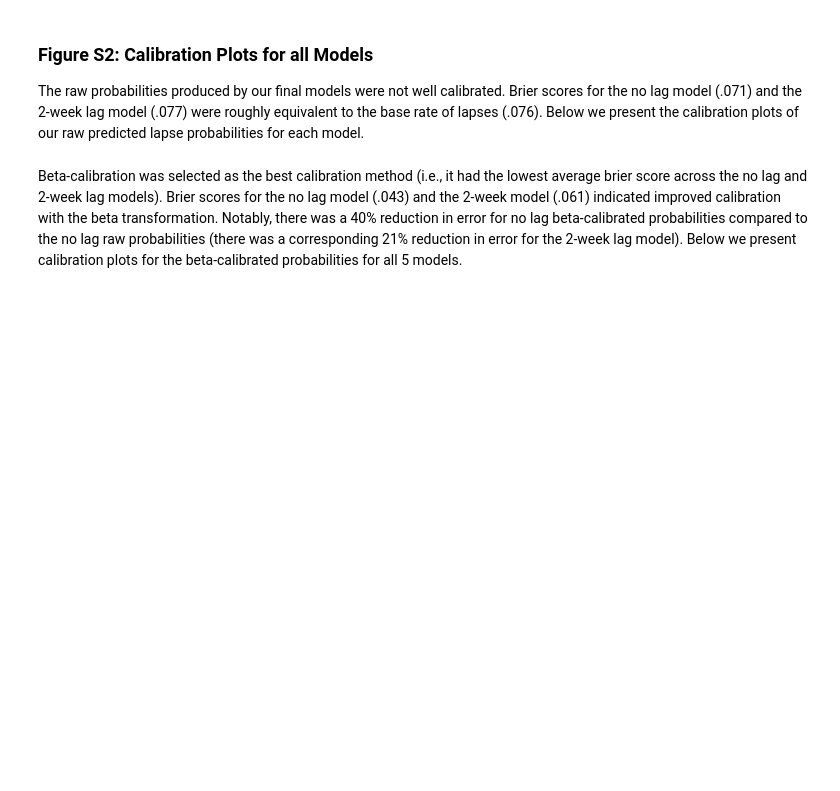
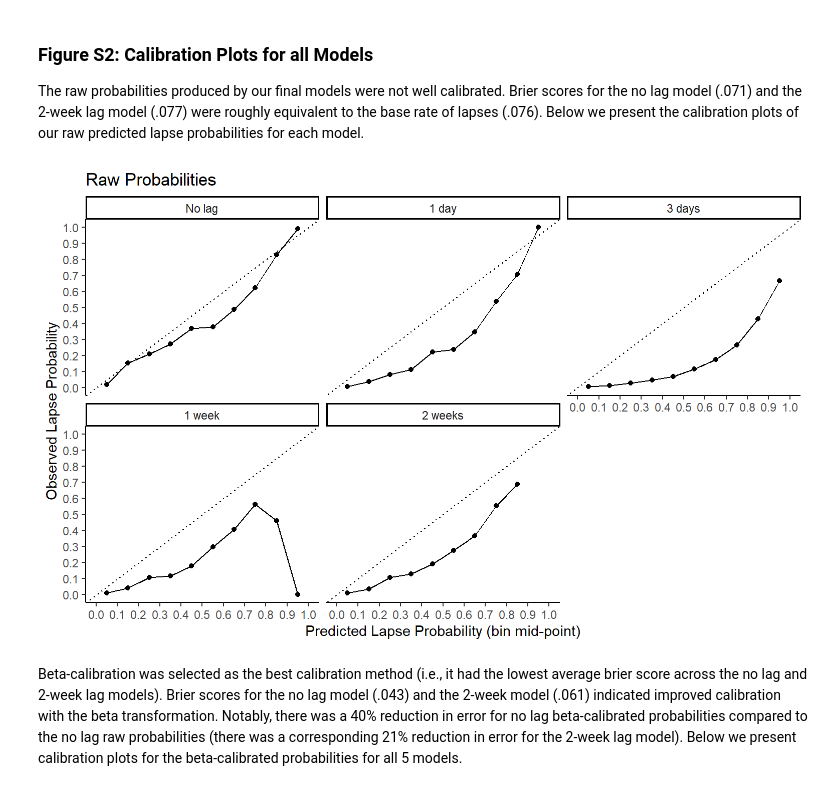
Before and after one commit to jjcurtin/study_lag, a Jupyter notebook: notebooks/supplement.embed.ipynb, the cells around one changed output. Saved outputs shown, nothing was run; the diff lists cells and outputs as text; code cells hidden in the pictures; blank space fills up the shorter version.

```diff
--- a/notebooks/supplement.embed.ipynb
+++ b/notebooks/supplement.embed.ipynb
@@ -147,9 +152,6 @@ preds_all |>
 
 The raw probabilities produced by our final models were not well calibrated. Brier scores for the no lag model (.071) and the 2-week lag model (.077) were roughly equivalent to the base rate of lapses (.076). Below we present the calibration plots of our raw predicted lapse probabilities for each model.
 # %%
-#| fig-cap: "Calibration plots of raw predicted lapse probabilities for each model (no lag, 1-day, 3-day, 1-week, and 2-week lag). Predicted lapse probability (x-axis) is binned in deciles. Observed lapse probabilities (y-axis) represent the proportion of true lapses observed in each bin. The dashed line represents a perfectly calibrated model. "
-#| fig-width: 8
-#| fig-height: 5
 #| code-fold: true
 
 bin_width = 0.10
@@ -198,7 +200,7 @@ preds_all_beta <- preds_0 |>
               mutate(model = "2 weeks")) |>
   mutate(model = factor(model, levels = c("No lag", "1 day", "3 days", "1 week", "2 weeks")))
 
-preds_all_raw |>
+fig_raw <- preds_all_raw |>
   group_by(bins, model)  |>
   summarize(mean_lapse = mean(lapse),
             .groups = "drop") |>
@@ -216,6 +218,34 @@ preds_all_raw |>
                      limits = c(0, 1)) +
   scale_y_continuous(breaks = seq(0, 1, bin_width),
                      limits = c(0, 1))
+
+fig_beta <- preds_all_beta |>
+  group_by(bins, model)  |>
+  summarize(mean_lapse = mean(lapse),
+            .groups = "drop") |>
+  mutate(bins = as.numeric(bins),
+         midpoints = bin_width/2 + bin_width * (bins - 1))  |>
+  ggplot(data = _, aes(x = midpoints, y = mean_lapse)) +
+  geom_abline(slope = 1, intercept = 0, linetype = "dotted") +
+  geom_line() +
+  geom_point() +
+  facet_wrap(~ model) +
+  labs(x = "Predicted Lapse Probability (bin mid-point)",
+       y = "Observed Lapse Probability",
+       title = "Beta Calibration") +
+  scale_x_continuous(breaks = seq(0, 1, bin_width),
+                     limits = c(0, 1)) +
+  scale_y_continuous(breaks = seq(0, 1, bin_width),
+                     limits = c(0, 1))
+# %%
+#| label: fig-s2-raw
+#| fig-cap: "Calibration plots of raw predicted lapse probabilities for each model (no lag, 1-day, 3-day, 1-week, and 2-week lag). Predicted lapse probability (x-axis) is binned in deciles. Observed lapse probabilities (y-axis) represent the proportion of true lapses observed in each bin. The dashed line represents a perfectly calibrated model. "
+#| fig-width: 8
+#| fig-height: 5
+
+fig_raw
+# %% [output]
+[figure, added]
 # %% [markdown]
 Beta-calibration was selected as the best calibration method (i.e., it had the lowest average brier score across the no lag and 2-week lag models). Brier scores for the no lag model (.043) and the 2-week model (.061) indicated improved calibration with the beta transformation. Notably, there was a 40% reduction in error for no lag beta-calibrated probabilities compared to the no lag raw probabilities (there was a corresponding 21% reduction in error for the 2-week lag model). Below we present calibration plots for the beta-calibrated probabilities for all 5 models.
 # %%
```
Also changed, not shown: parts of 7 cells of this notebook, 7 other files.
